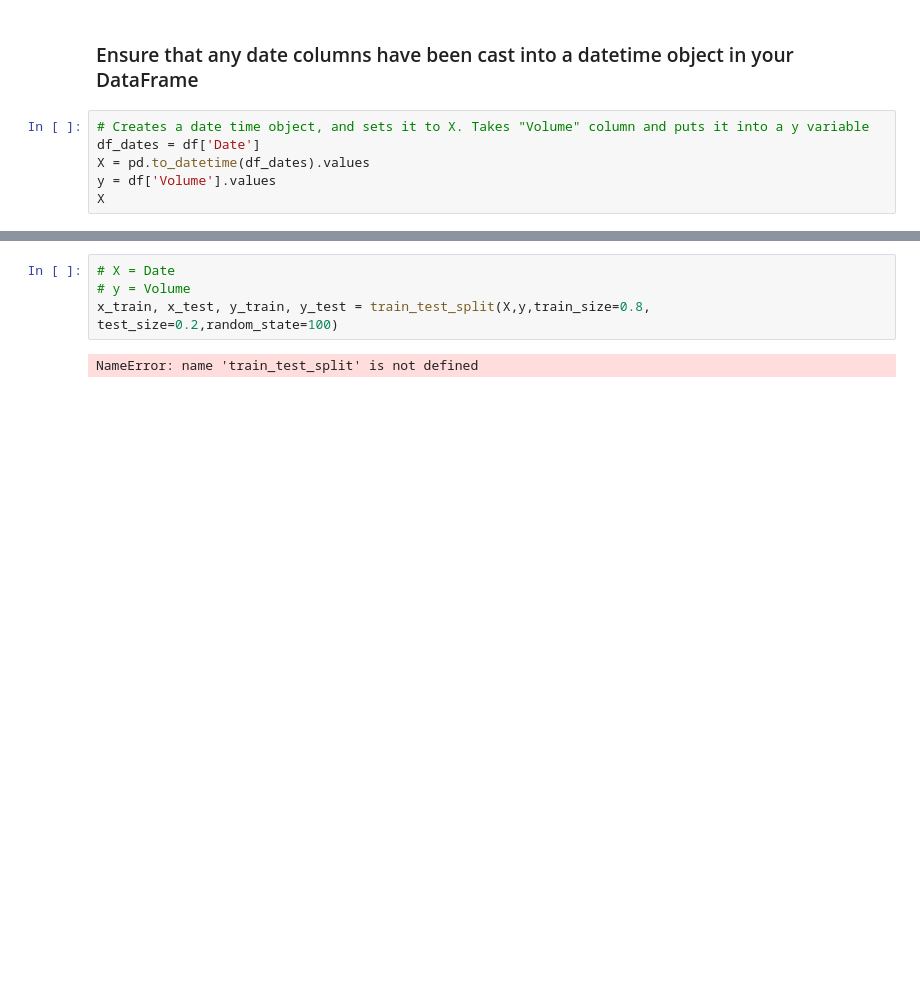
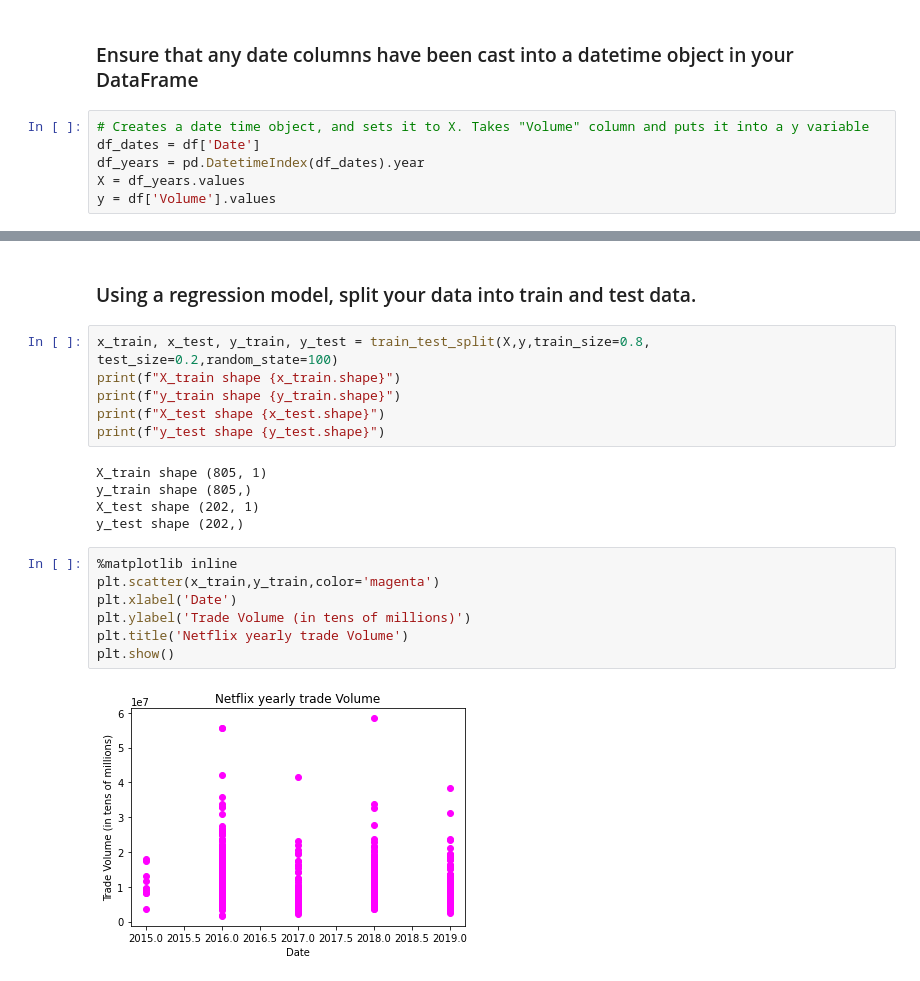
Before and after one commit to kylehoac/linear_regression, a Jupyter notebook: regression.ipynb, the cells around one changed output, grey strips where cells are left out. Cells and saved outputs as stored; diff of their text form; blank space fills up the shorter version.

Commit message:
Finished chart for submission

```diff
--- a/regression.ipynb
+++ b/regression.ipynb
@@ -22,9 +42,9 @@ df.info()
 # %%
 # Creates a date time object, and sets it to X. Takes "Volume" column and puts it into a y variable
 df_dates = df['Date']
-X = pd.to_datetime(df_dates).values
+df_years = pd.DatetimeIndex(df_dates).year
+X = df_years.values
 y = df['Volume'].values
-X
 # %%
 # Creates a column vector
 X = X.reshape(-1,1)
@@ -32,6 +60,22 @@ X
+# %% [markdown]
+### Using a regression model, split your data into train and test data.
 # %%
-# X = Date
-# y = Volume
 x_train, x_test, y_train, y_test = train_test_split(X,y,train_size=0.8, test_size=0.2,random_state=100)
+print(f"X_train shape {x_train.shape}")
+print(f"y_train shape {y_train.shape}")
+print(f"X_test shape {x_test.shape}")
+print(f"y_test shape {y_test.shape}")
 # %% [output]
-NameError: name 'train_test_split' is not defined
+X_train shape (805, 1)
+y_train shape (805,)
+X_test shape (202, 1)
+y_test shape (202,)
+# %%
+%matplotlib inline
+plt.scatter(x_train,y_train,color='magenta')
+plt.xlabel('Date')
+plt.ylabel('Trade Volume (in tens of millions)')
+plt.title('Netflix yearly trade Volume')
+plt.show()
+# %% [output]
+[figure, added]
```
Also changed, not shown: parts of 10 cells of this notebook, 1 other file.
